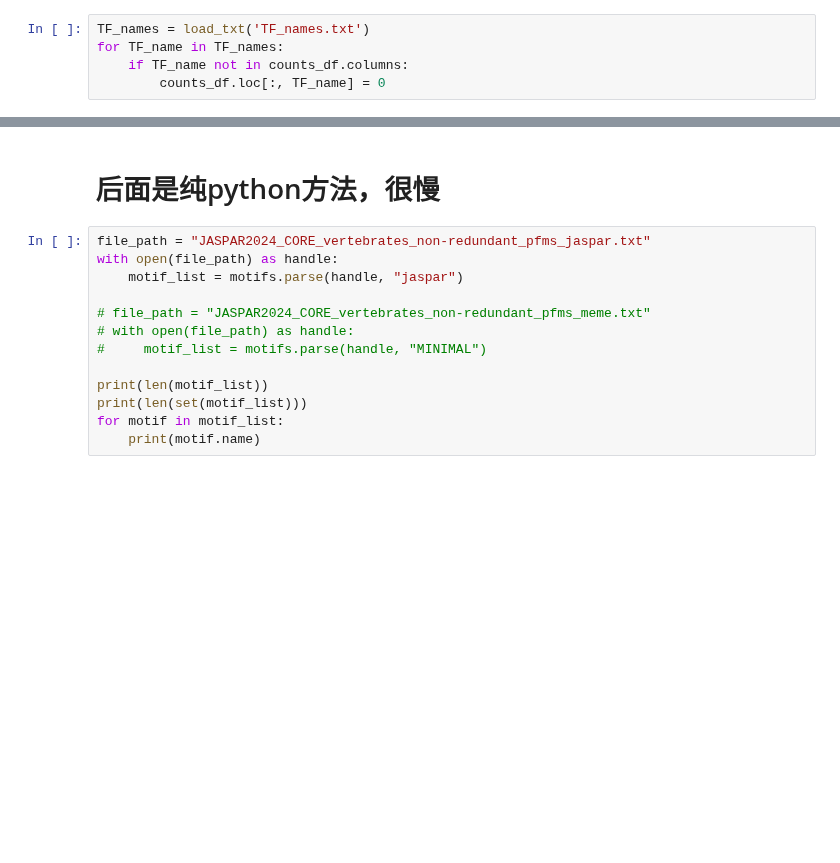
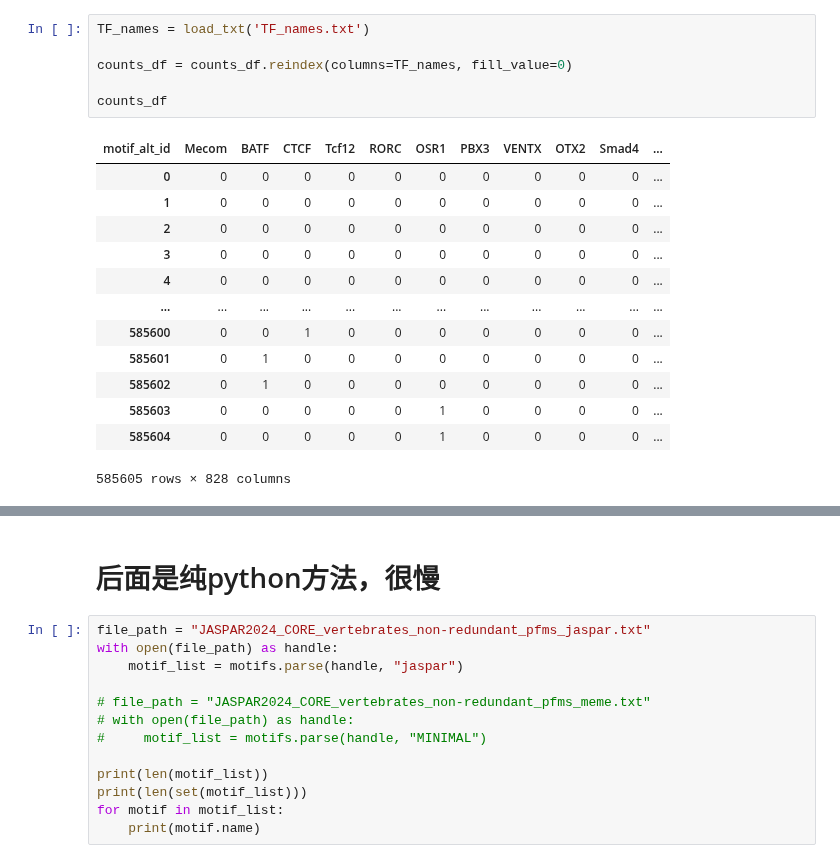
Before and after one commit to maplecai/EpiCast, a Jupyter notebook: TF_motif_models/scan_TF_motif.ipynb, the cells around one changed output, grey strips where cells are left out. Saved outputs shown, nothing was run; the diff lists cells and outputs as text; blank space fills up the shorter version.

```diff
--- a/TF_motif_models/scan_TF_motif.ipynb
+++ b/TF_motif_models/scan_TF_motif.ipynb
@@ -95,8 +120,23 @@ counts_df
-# %%
-TF_names = load_txt('TF_names.txt')
-for TF_name in TF_names:
-    if TF_name not in counts_df.columns:
-        counts_df.loc[:, TF_name] = 0
+# %%
+TF_names = load_txt('TF_names.txt')
+
+counts_df = counts_df.reindex(columns=TF_names, fill_value=0)
+
+counts_df
+# %% [output]
+| motif_alt_id | Mecom | BATF | CTCF | Tcf12 | RORC | OSR1 | PBX3 | VENTX | OTX2 | Smad4 | ... |
+| 0 | 0 | 0 | 0 | 0 | 0 | 0 | 0 | 0 | 0 | 0 | ... |
+| 1 | 0 | 0 | 0 | 0 | 0 | 0 | 0 | 0 | 0 | 0 | ... |
+| 2 | 0 | 0 | 0 | 0 | 0 | 0 | 0 | 0 | 0 | 0 | ... |
+| 3 | 0 | 0 | 0 | 0 | 0 | 0 | 0 | 0 | 0 | 0 | ... |
+| 4 | 0 | 0 | 0 | 0 | 0 | 0 | 0 | 0 | 0 | 0 | ... |
+| ... | ... | ... | ... | ... | ... | ... | ... | ... | ... | ... | ... |
+| 585600 | 0 | 0 | 1 | 0 | 0 | 0 | 0 | 0 | 0 | 0 | ... |
+| 585601 | 0 | 1 | 0 | 0 | 0 | 0 | 0 | 0 | 0 | 0 | ... |
+| 585602 | 0 | 1 | 0 | 0 | 0 | 0 | 0 | 0 | 0 | 0 | ... |
+| 585603 | 0 | 0 | 0 | 0 | 0 | 1 | 0 | 0 | 0 | 0 | ... |
+| 585604 | 0 | 0 | 0 | 0 | 0 | 1 | 0 | 0 | 0 | 0 | ... |
+585605 rows × 828 columns
 # %%
 counts_df
 # %% [output]
```
Also changed, not shown: parts of 25 cells of this notebook, 38 other files.
